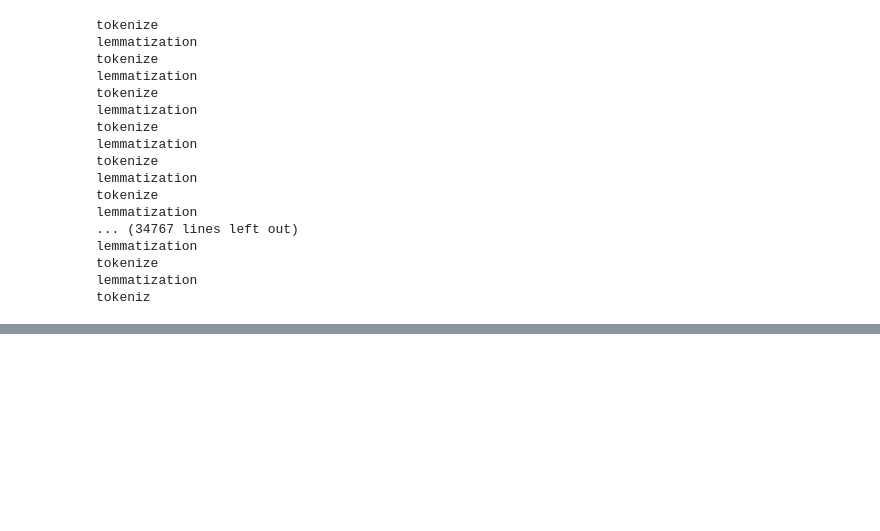
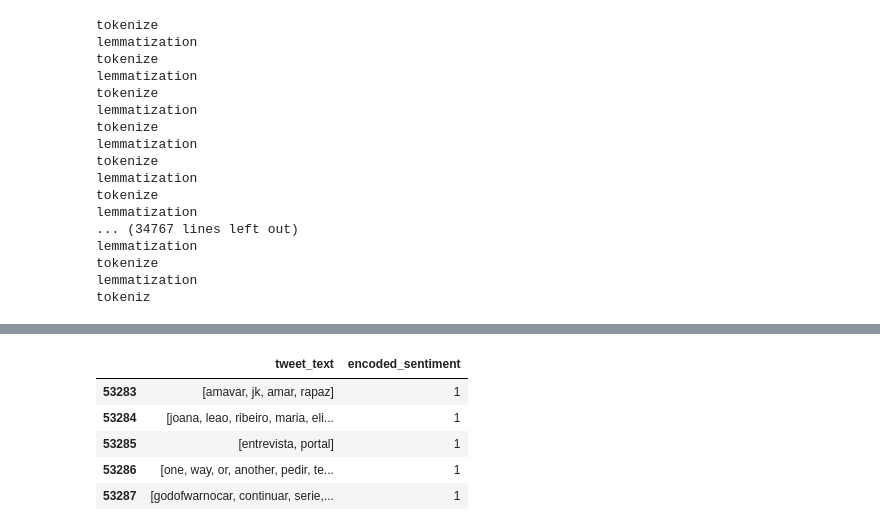
Before and after one commit to GSChacon/thermofeeler, a Jupyter notebook: notebooks/lau-fst_model.ipynb, the cells around one changed output, grey strips where cells are left out. Saved outputs shown, nothing was run; the diff lists cells and outputs as text; code cells hidden in the pictures; blank space fills up the shorter version.

```diff
--- a/notebooks/lau-fst_model.ipynb
+++ b/notebooks/lau-fst_model.ipynb
@@ -326,3 +328,12 @@ maxLength_2, minLength_2, vocab_size_2
+# %%
+small_df_2.head()
+# %% [output]
+|  | tweet_text | encoded_sentiment |
+| 53283 | [amavar, jk, amar, rapaz] | 1 |
+| 53284 | [joana, leao, ribeiro, maria, eli... | 1 |
+| 53285 | [entrevista, portal] | 1 |
+| 53286 | [one, way, or, another, pedir, te... | 1 |
+| 53287 | [godofwarnocar, continuar, serie,... | 1 |
 # %%
 X_train_pad_2 = pad_sequences(X_train_token_2, dtype='int32', padding='post', value=0, maxlen=50)
 # %%
```
Also changed, not shown: parts of 6 cells of this notebook, 1 other file.
